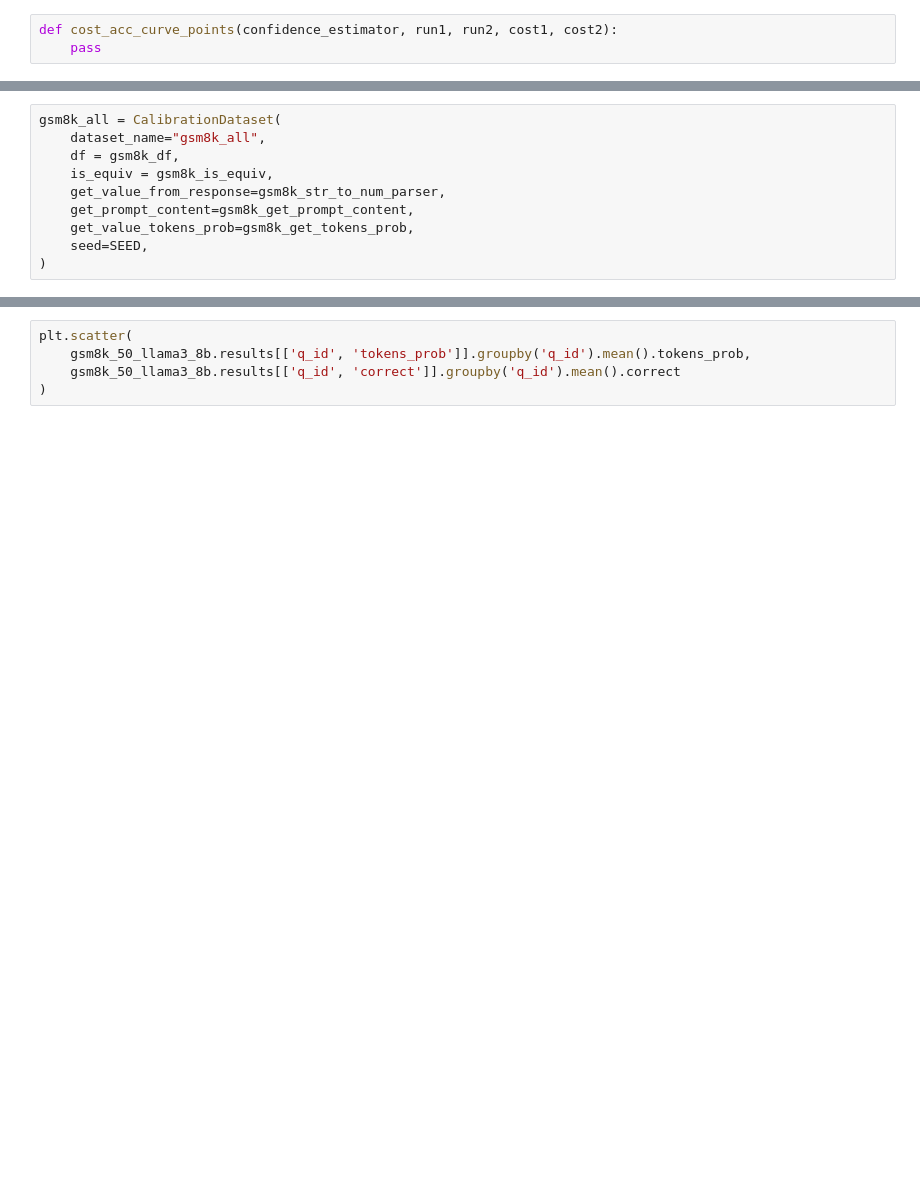
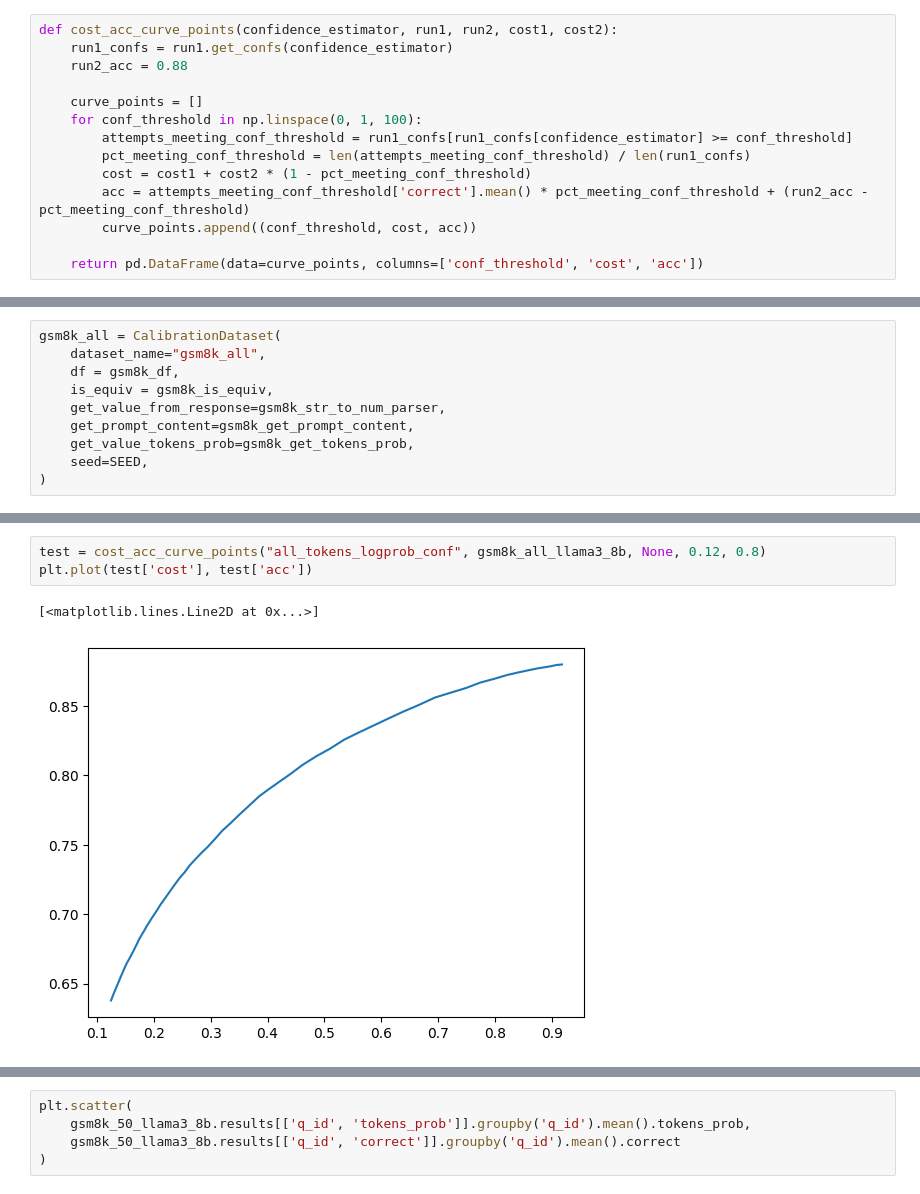
Before and after one commit to jamesyc23/alamere, a Jupyter notebook: confidence.ipynb, the cells around one changed output, grey strips where cells are left out. Cells and saved outputs as stored; diff of their text form; blank space fills up the shorter version.

```diff
--- a/confidence.ipynb
+++ b/confidence.ipynb
@@ -214,5 +223,16 @@ class CalibrationRun:
         plt.show()
 # %%
 def cost_acc_curve_points(confidence_estimator, run1, run2, cost1, cost2):
-    pass
+    run1_confs = run1.get_confs(confidence_estimator)
+    run2_acc = 0.88
+
+    curve_points = []
+    for conf_threshold in np.linspace(0, 1, 100):
+        attempts_meeting_conf_threshold = run1_confs[run1_confs[confidence_estimator] >= conf_threshold]
+        pct_meeting_conf_threshold = len(attempts_meeting_conf_threshold) / len(run1_confs)
+        cost = cost1 + cost2 * (1 - pct_meeting_conf_threshold)
+        acc = attempts_meeting_conf_threshold['correct'].mean() * pct_meeting_conf_threshold + (run2_acc - pct_meeting_conf_threshold)
+        curve_points.append((conf_threshold, cost, acc))
+
+    return pd.DataFrame(data=curve_points, columns=['conf_threshold', 'cost', 'acc'])
 # %% [markdown]
@@ -260,0 +318,6 @@ gsm8k_all = CalibrationDataset(
+# %%
+test = cost_acc_curve_points("all_tokens_logprob_conf", gsm8k_all_llama3_8b, None, 0.12, 0.8)
+plt.plot(test['cost'], test['acc'])
+# %% [output]
+[<matplotlib.lines.Line2D at 0x...>]
+[figure, added]
```
Also changed, not shown: parts of 23 cells of this notebook.
